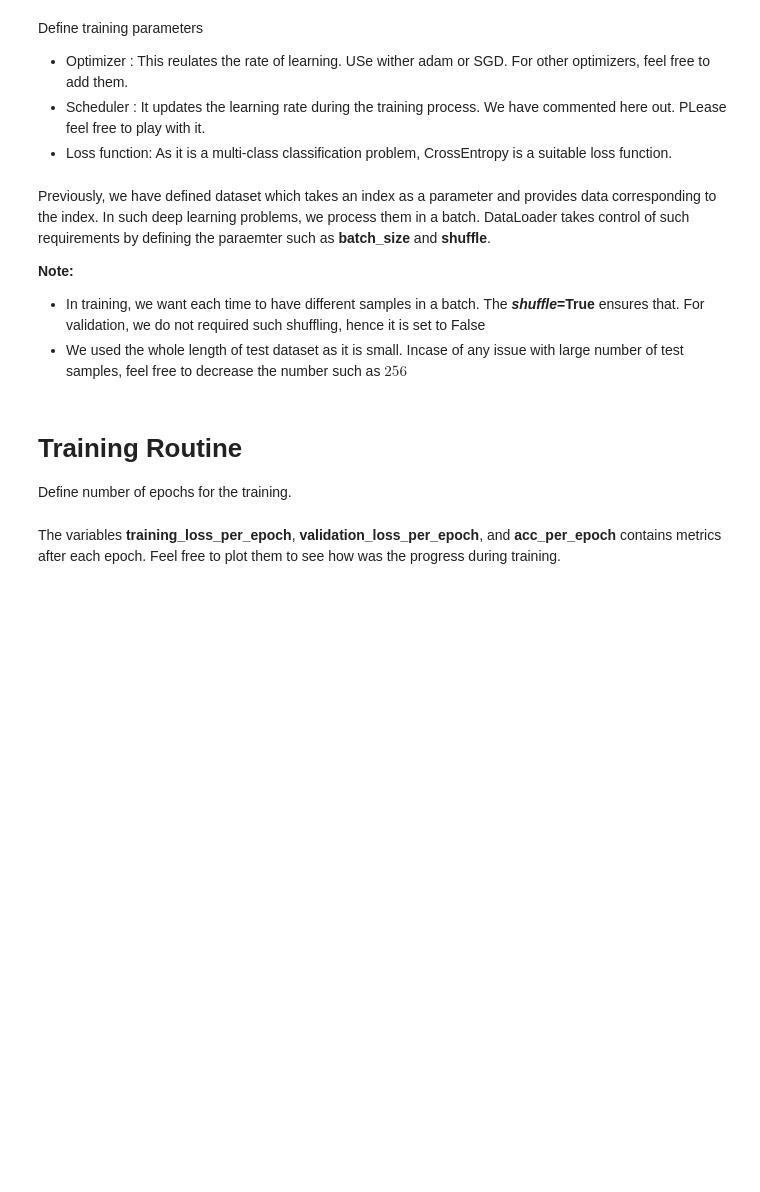
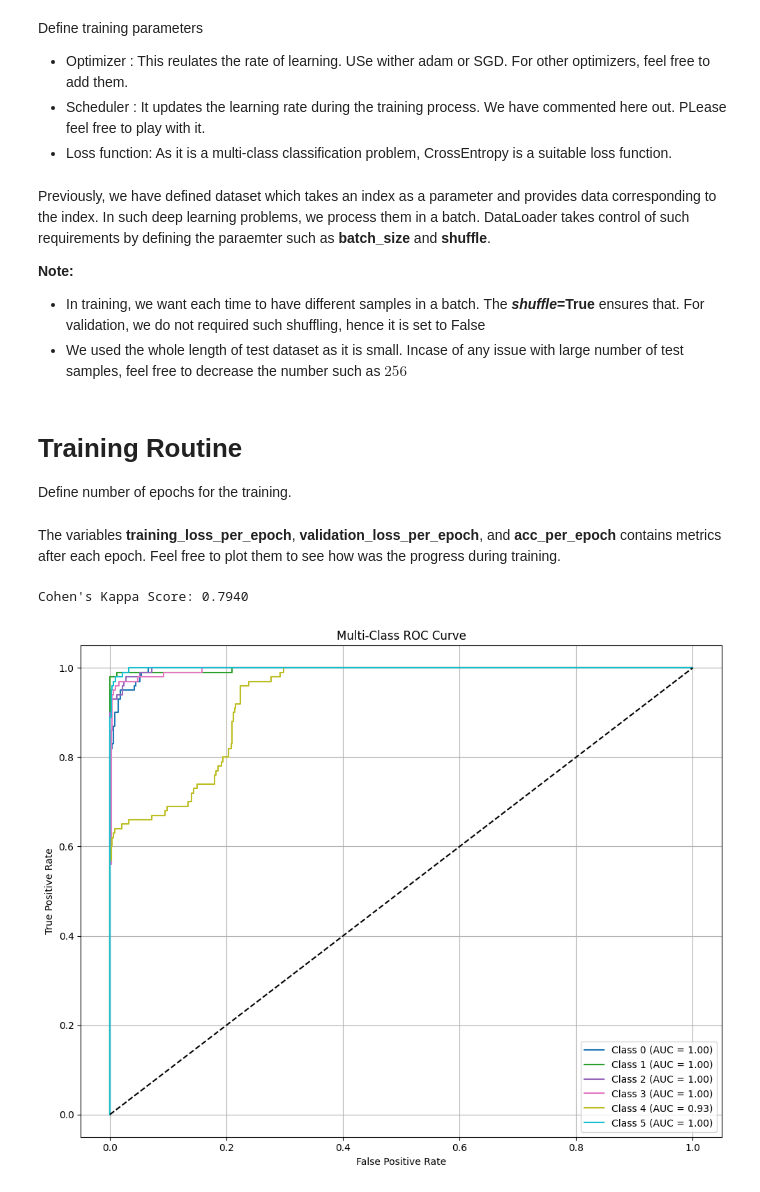
Before and after one commit to engelsm/mless_fork, a Jupyter notebook: remote_sensing/CNN_classifier_on_remote_sensing_image.ipynb, the cells around one changed output. Saved outputs shown, nothing was run; the diff lists cells and outputs as text; code cells hidden in the pictures; blank space fills up the shorter version.

```diff
--- a/remote_sensing/CNN_classifier_on_remote_sensing_image.ipynb
+++ b/remote_sensing/CNN_classifier_on_remote_sensing_image.ipynb
@@ -393,3 +416,81 @@ with tqdm(total=num_epochs) as pbar:
 The variables **training_loss_per_epoch**, **validation_loss_per_epoch**, and **acc_per_epoch** contains metrics after each epoch. Feel free to plot them to see how was the progress during training.
 # %%
 # Write plot routine or use GenAI tool of colab.
+# %%
+from sklearn.metrics import cohen_kappa_score
+
+resnet.eval()
+all_preds = []
+all_labels = []
+
+with torch.no_grad():
+    for data, labels in test_dataloader:
+        data = data.to(device)
+        labels = labels.to(device)
+
+        logits = resnet(data)
+        preds = torch.argmax(logits, dim=1)
+
+        all_preds.extend(preds.cpu().numpy())
+        all_labels.extend(labels.cpu().numpy())
+
+kappa = cohen_kappa_score(all_labels, all_preds)
+print(f"Cohen's Kappa Score: {kappa:.4f}")
+# %% [output]
+Cohen's Kappa Score: 0.7940
+# %%
+from sklearn.metrics import roc_curve, auc
+from sklearn.preprocessing import label_binarize
+import matplotlib.pyplot as plt
+import numpy as np
+
+n_classes = 6
+
+# Collect probabilities and labels
+resnet.eval()
+all_probs = []
+all_labels = []
+
+with torch.no_grad():
+    for data, labels in test_dataloader:
+        data = data.to(device)
+        labels = labels.to(device)
+
+        logits = resnet(data)
+        probs = torch.softmax(logits, dim=1)
+
+        all_probs.extend(probs.cpu().numpy())
+        all_labels.extend(labels.cpu().numpy())
+
+all_probs = np.array(all_probs)
+all_labels = np.array(all_labels)
+
+# One-hot encode labels for ROC
+all_labels_bin = label_binarize(all_labels, classes=list(range(n_classes)))
+
+# Compute ROC for each class
+fpr = dict()
+tpr = dict()
+roc_auc = dict()
+
+for i in range(n_classes):
+    fpr[i], tpr[i], _ = roc_curve(all_labels_bin[:, i], all_probs[:, i])
+    roc_auc[i] = auc(fpr[i], tpr[i])
+
+# Plot ROC curves for all classes
+plt.figure(figsize=(10, 8))
+colors = plt.cm.get_cmap('tab10', n_classes)
+
+for i in range(n_classes):
+    plt.plot(fpr[i], tpr[i], label=f'Class {i} (AUC = {roc_auc[i]:.2f})', color=colors(i))
+
+plt.plot([0, 1], [0, 1], 'k--')
+plt.xlabel('False Positive Rate')
+plt.ylabel('True Positive Rate')
+plt.title('Multi-Class ROC Curve')
+plt.legend(loc='lower right')
+plt.grid(True)
+plt.tight_layout()
+plt.show()
+# %% [output]
+[figure, added]
```
Also changed, not shown: parts of 8 cells of this notebook.
